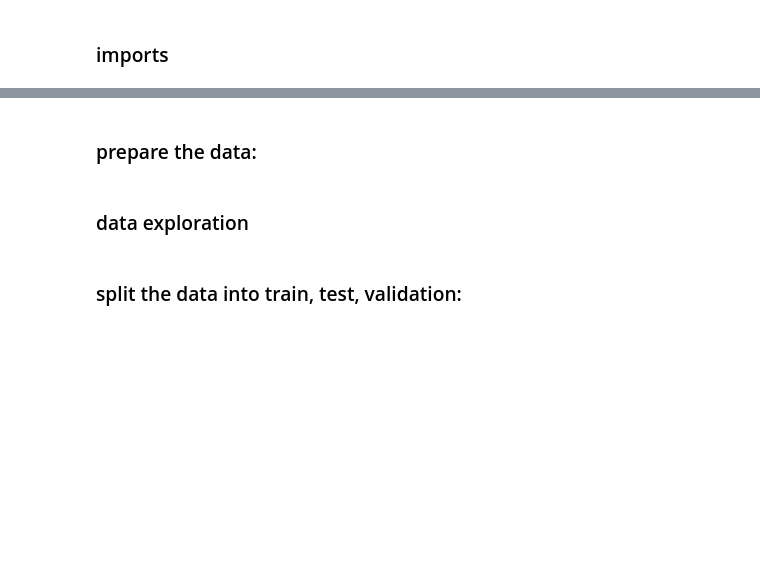
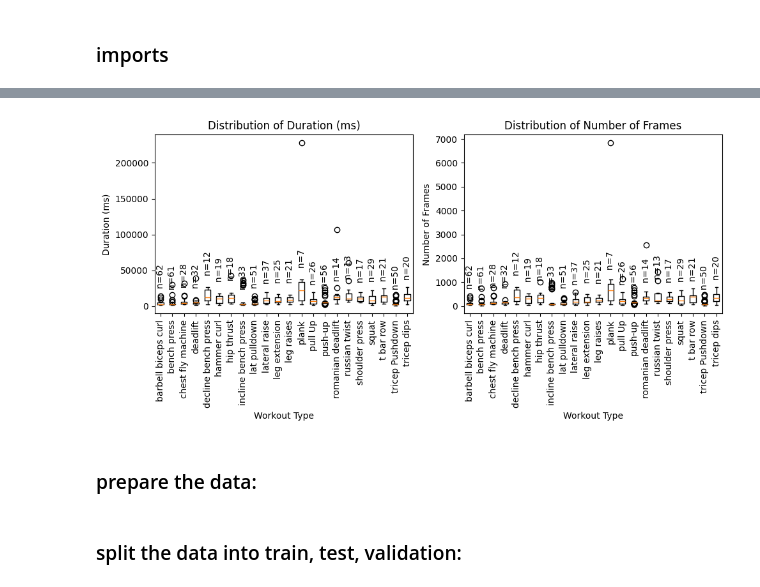
Before and after one commit to MiriMichaeli/cv_study, a Jupyter notebook: video_classification.ipynb, the cells around one changed output, grey strips where cells are left out. Drawn from its saved outputs; the diff is of its cells as text; code cells hidden in the pictures; blank space fills up the shorter version.

```diff
--- a/video_classification.ipynb
+++ b/video_classification.ipynb
@@ -18,3 +82,54 @@ from sklearn.metrics import classification_report, confusion_matrix
+# %%
+# Group the DataFrame by workout_type
+grouped_df = video_lengths.groupby('workout_type')
+
+# Create an empty list to store the duration_ms values for each workout_type
+data_duration = []
+
+# Create an empty list to store the num_of_frames values for each workout_type
+data_frames = []
+
+# Create an empty list to store the count of instances in each group
+counts = []
+
+# Iterate over the groups and extract duration_ms and num_of_frames values, and count the instances
+for workout_type, group_df in grouped_df:
+    data_duration.append(group_df['duration_ms'].values)
+    data_frames.append(group_df['num_of_frames'].values)
+    counts.append(len(group_df))
+
+# Create a figure and subplots
+fig, axes = plt.subplots(nrows=1, ncols=2, figsize=(10, 5))
+
+# Plot the duration_ms boxplot
+bp_duration = axes[0].boxplot(data_duration, showfliers=True)  # Include outliers
+axes[0].set_title('Distribution of Duration (ms)')
+axes[0].set_xticklabels(grouped_df.groups.keys(), rotation=90)  # Rotate the x-axis labels by 90 degrees
+axes[0].set_xlabel('Workout Type')
+axes[0].set_ylabel('Duration (ms)')
+
+# Annotate the duration_ms boxplot with count values
+for i, box in enumerate(bp_duration['boxes']):
+    axes[0].text(i + 1, box.get_ydata()[3], f'     n={counts[i]}', ha='center', va='bottom', rotation=90)
+
+# Plot the num_of_frames boxplot
+bp_frames = axes[1].boxplot(data_frames, showfliers=True)  # Include outliers
+axes[1].set_title('Distribution of Number of Frames')
+axes[1].set_xticklabels(grouped_df.groups.keys(), rotation=90)  # Rotate the x-axis labels by 90 degrees
+axes[1].set_xlabel('Workout Type')
+axes[1].set_ylabel('Number of Frames')
+
+# Annotate the num_of_frames boxplot with count values
+for i, box in enumerate(bp_frames['boxes']):
+    axes[1].text(i + 1, box.get_ydata()[3], f'     n={counts[i]}', ha='center', va='bottom', rotation=90)
+
+# Adjust the spacing between subplots
+plt.tight_layout()
+
+# Show the plot
+plt.show() # TODO get the labels written above the maximal outliers
+# %% [output]
+[figure, added]
 # %% [markdown]
 ### prepare the data:
 # %%
@@ -41,8 +156,6 @@ for folder in folders_to_keep:
     print()
 
 selected_folders = os.listdir(destination_dir)
-# %% [markdown]
-### data exploration
 # %% [markdown]
 ### split the data into train, test, validation:
 # %%
```
Also changed, not shown: parts of 4 cells of this notebook.
